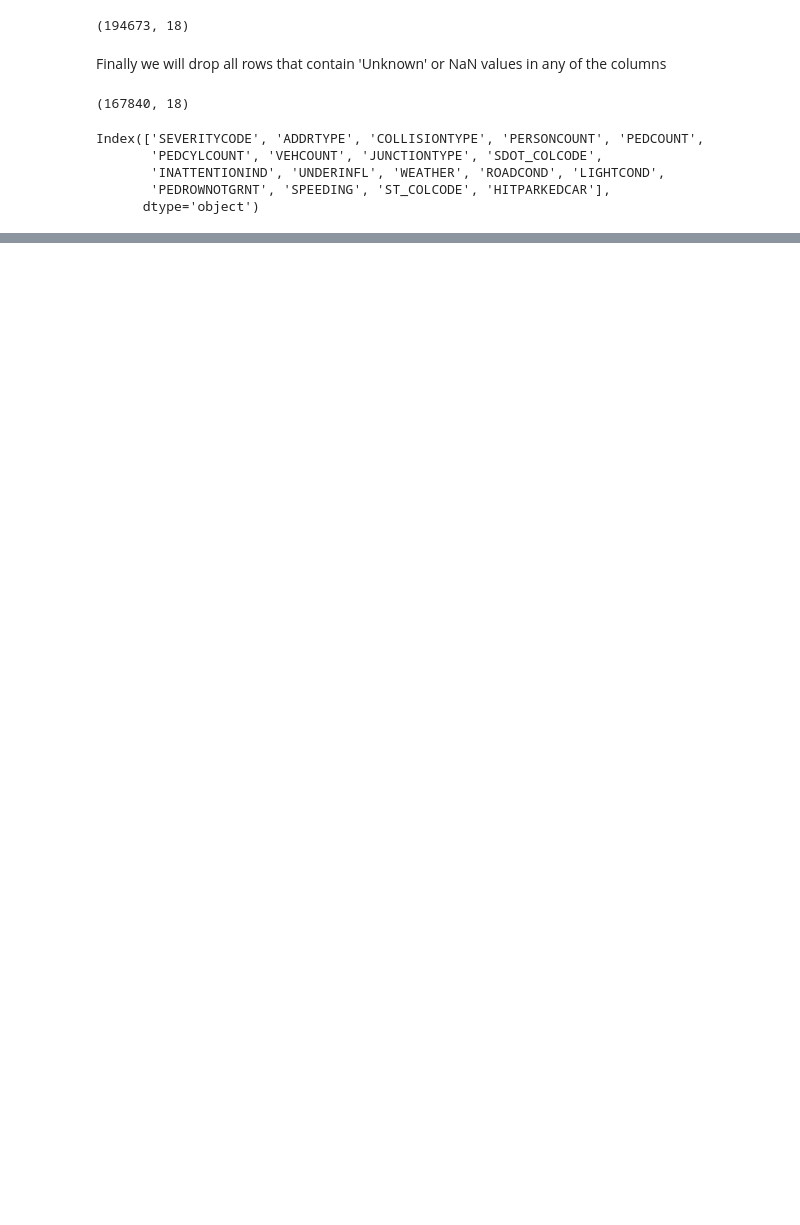
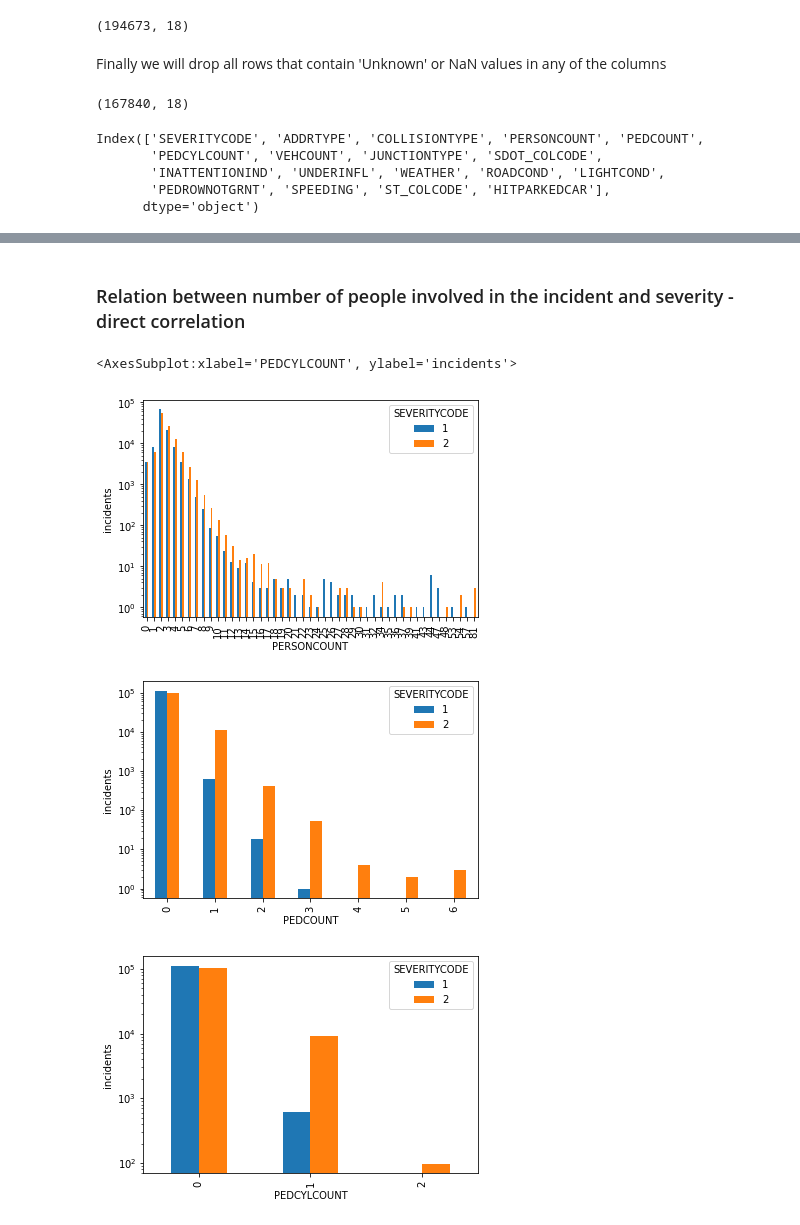
Before and after one commit to rezniknn/Applied-DS-Capstone-Coursera, a Jupyter notebook: capstone_applied_data_science_coursera.ipynb, the cells around one changed output, grey strips where cells are left out. Drawn from its saved outputs; the diff is of its cells as text; code cells hidden in the pictures; blank space fills up the shorter version.

```diff
--- a/capstone_applied_data_science_coursera.ipynb
+++ b/capstone_applied_data_science_coursera.ipynb
@@ -89,0 +137,11 @@ Index(['SEVERITYCODE', 'ADDRTYPE', 'COLLISIONTYPE', 'PERSONCOUNT', 'PEDCOUNT',
+# %% [markdown]
+### Relation between number of people involved in the incident and severity - direct correlation
+# %%
+df[['PERSONCOUNT', 'SEVERITYCODE']].groupby(['PERSONCOUNT', 'SEVERITYCODE']).size().unstack(fill_value=0).plot(kind='bar', ylabel='incidents', logy=True)
+df[['PEDCOUNT', 'SEVERITYCODE']].groupby(['PEDCOUNT', 'SEVERITYCODE']).size().unstack(fill_value=0).plot(kind='bar', ylabel='incidents', logy=True)
+df[['PEDCYLCOUNT', 'SEVERITYCODE']].groupby(['PEDCYLCOUNT', 'SEVERITYCODE']).size().unstack(fill_value=0).plot(kind='bar', ylabel='incidents', logy=True)
+# %% [output]
+<AxesSubplot:xlabel='PEDCYLCOUNT', ylabel='incidents'>
+[figure, added]
+[figure, added]
+[figure, added]
```
Also changed, not shown: parts of 37 cells of this notebook.
